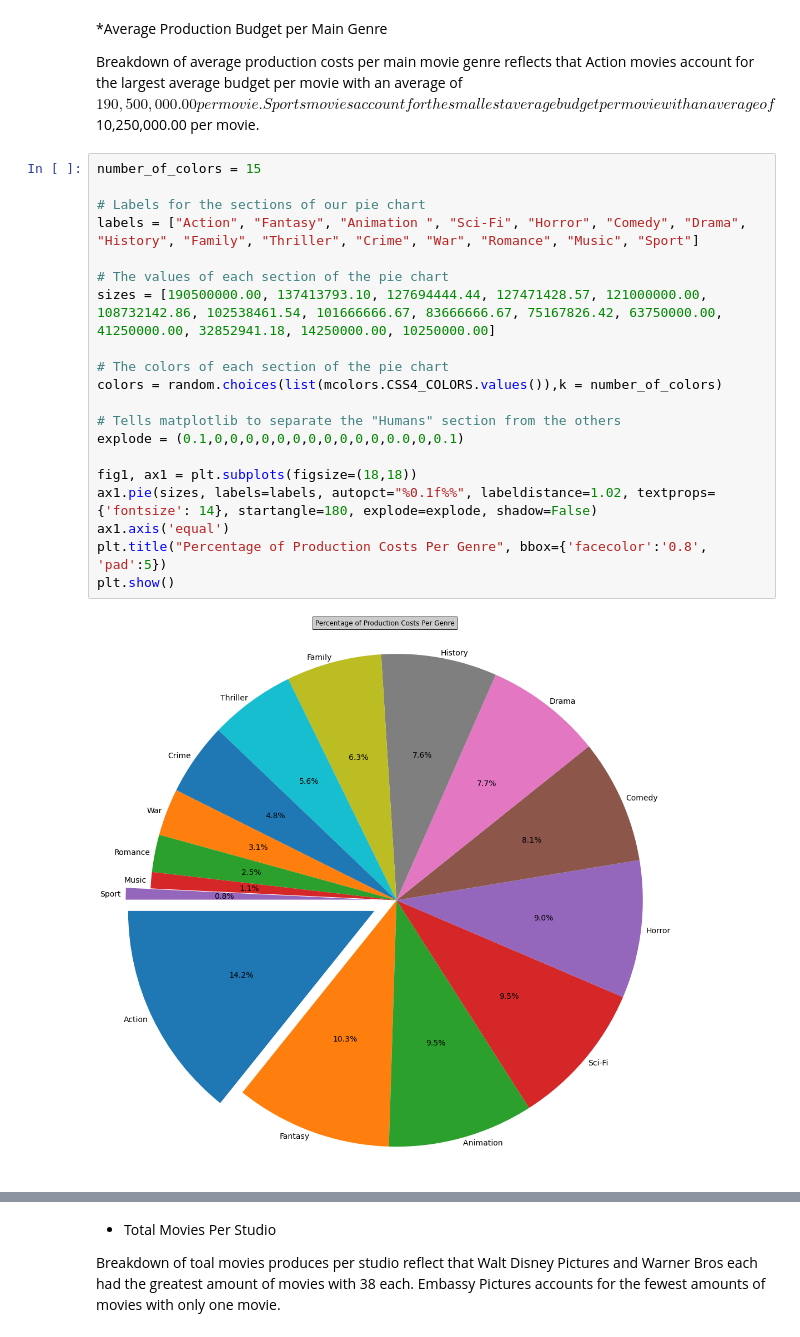
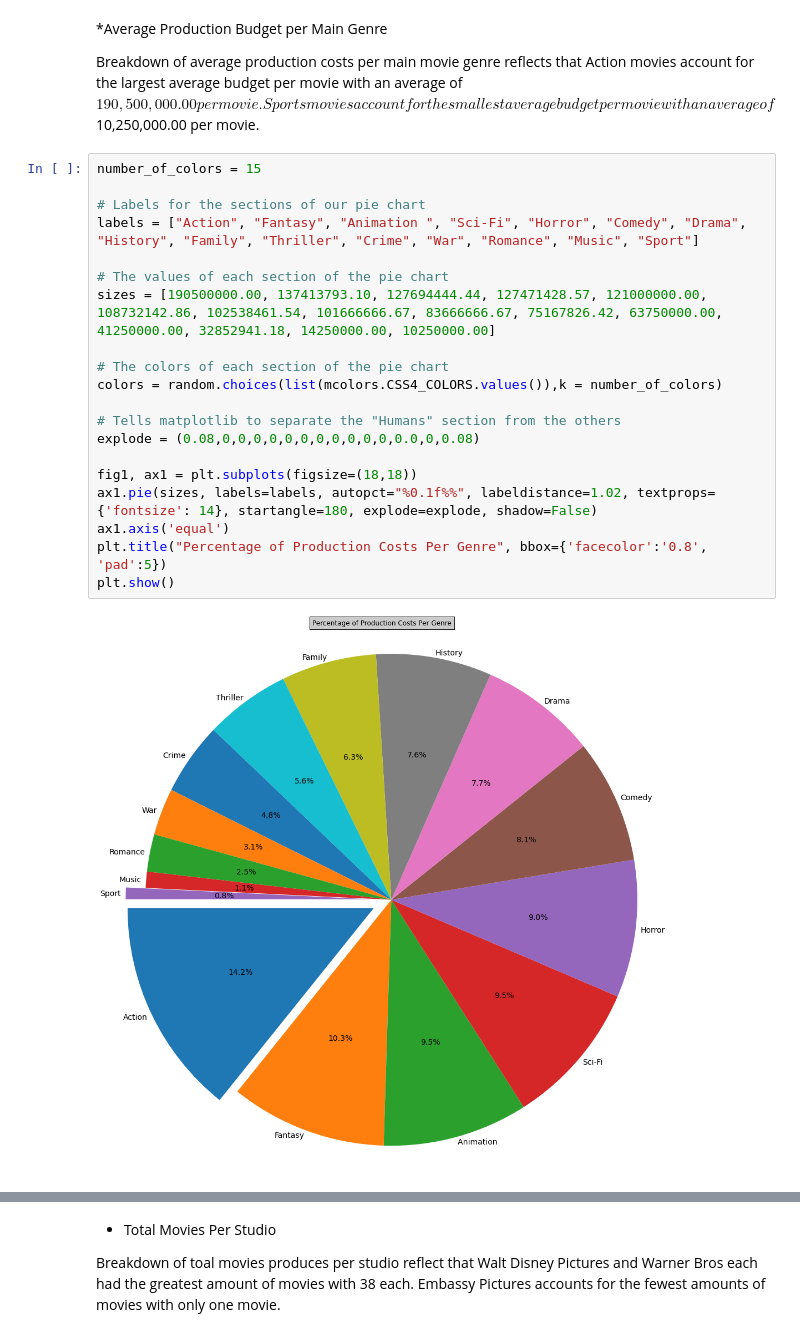
Before and after one commit to annied222/Project_1, a Jupyter notebook: pie_charts.ipynb, the cells around one changed output, grey strips where cells are left out. Saved outputs shown, nothing was run; the diff lists cells and outputs as text.

```diff
--- a/pie_charts.ipynb
+++ b/pie_charts.ipynb
@@ -233,23 +72,23 @@ Breakdown of average production costs per main movie genre reflects that Action
 # %%
 number_of_colors = 15
 
 # Labels for the sections of our pie chart
 labels = ["Action", "Fantasy", "Animation ", "Sci-Fi", "Horror", "Comedy", "Drama", "History", "Family", "Thriller", "Crime", "War", "Romance", "Music", "Sport"]
 
 # The values of each section of the pie chart
 sizes = [190500000.00, 137413793.10, 127694444.44, 127471428.57, 121000000.00, 108732142.86, 102538461.54, 101666666.67, 83666666.67, 75167826.42, 63750000.00, 41250000.00, 32852941.18, 14250000.00, 10250000.00]
 
 # The colors of each section of the pie chart
 colors = random.choices(list(mcolors.CSS4_COLORS.values()),k = number_of_colors)
 
 # Tells matplotlib to separate the "Humans" section from the others
-explode = (0.1,0,0,0,0,0,0,0,0,0,0,0,0.0,0,0.1)
+explode = (0.08,0,0,0,0,0,0,0,0,0,0,0,0.0,0,0.08)
 
 fig1, ax1 = plt.subplots(figsize=(18,18))
 ax1.pie(sizes, labels=labels, autopct="%0.1f%%", labeldistance=1.02, textprops={'fontsize': 14}, startangle=180, explode=explode, shadow=False)
 ax1.axis('equal')
 plt.title("Percentage of Production Costs Per Genre", bbox={'facecolor':'0.8', 'pad':5})
 plt.show()
 # %% [output]
-[figure, old version]
+[figure, new version]
 # %%
```
Also changed, not shown: parts of 13 cells of this notebook.
